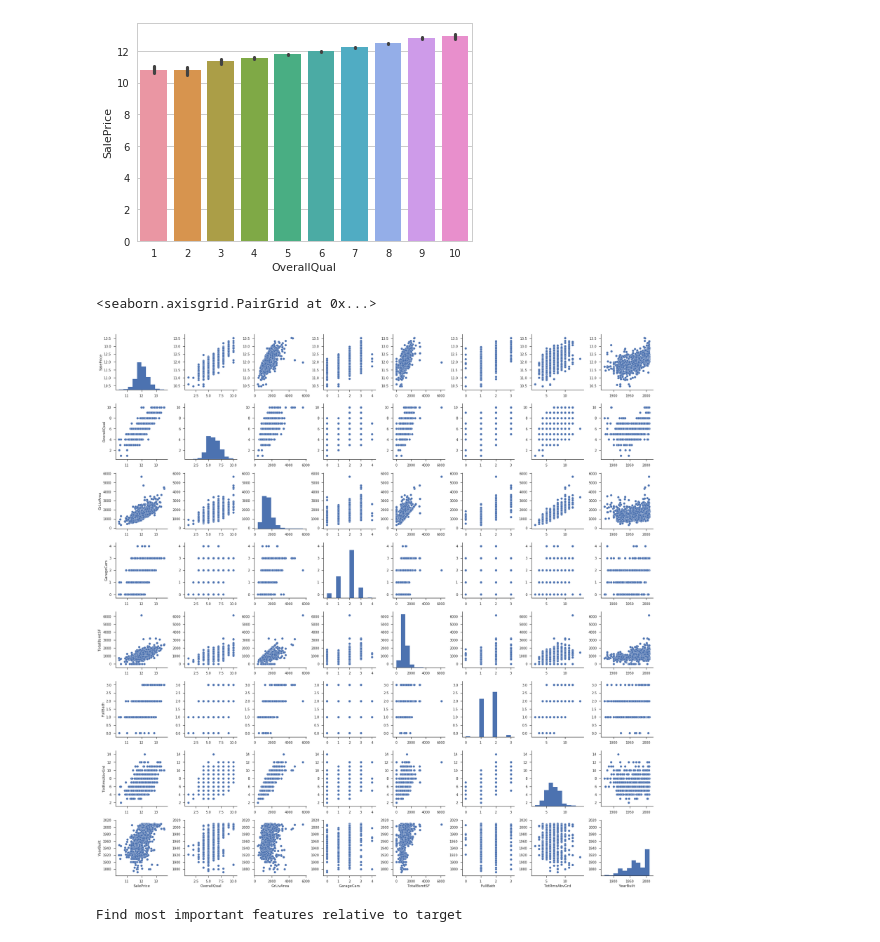
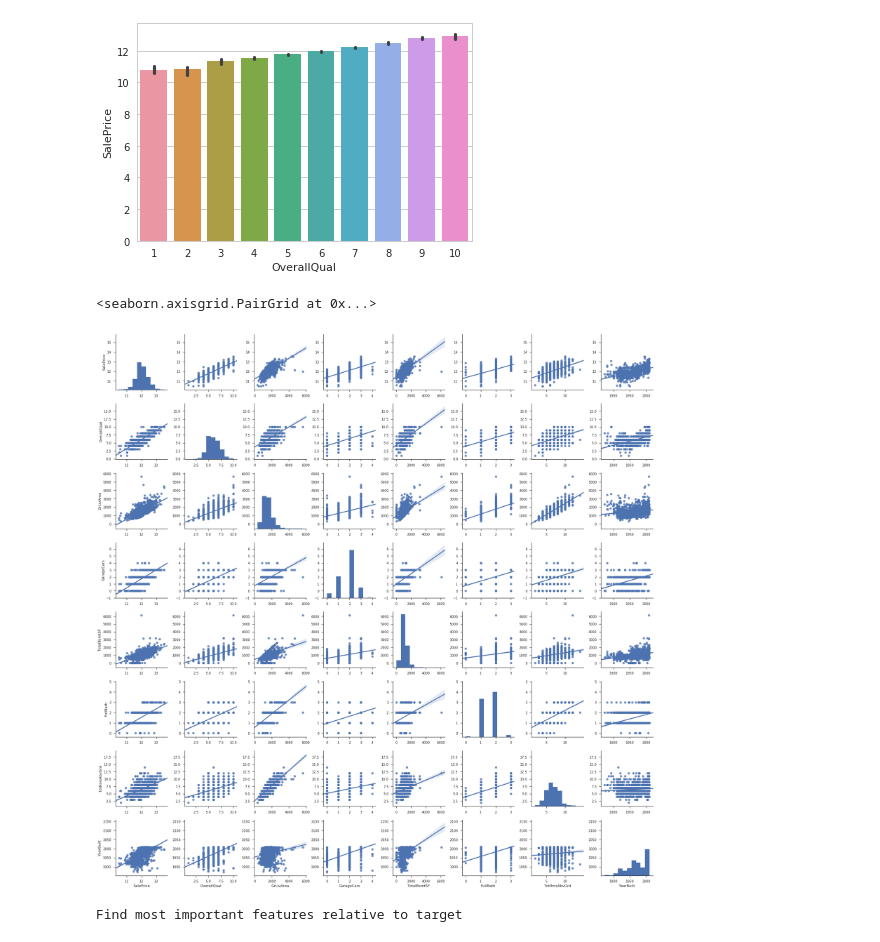
Before and after one commit to Suryanandsingh/House-price, a Jupyter notebook: House Price adv.ipynb, the cells around one changed output. Saved outputs shown, nothing was run; the diff lists cells and outputs as text; code cells hidden in the pictures.

```diff
--- a/House Price adv.ipynb
+++ b/House Price adv.ipynb
@@ -213,10 +213,10 @@ sns.barplot(train.OverallQual, train.SalePrice)
 # %%
 col = ['SalePrice', 'OverallQual', 'GrLivArea', 'GarageCars', 'TotalBsmtSF', 'FullBath', 'TotRmsAbvGrd', 'YearBuilt']
 sns.set(style='ticks')
-sns.pairplot(train[col], size=3)
+sns.pairplot(train[col], size=3, kind='reg')
 # %% [output]
 <seaborn.axisgrid.PairGrid at 0x...>
-[figure, old version]
+[figure, new version]
 # %%
 print("Find most important features relative to target")
 corr = train.corr()
```
Also changed, not shown: parts of 6 cells of this notebook.
